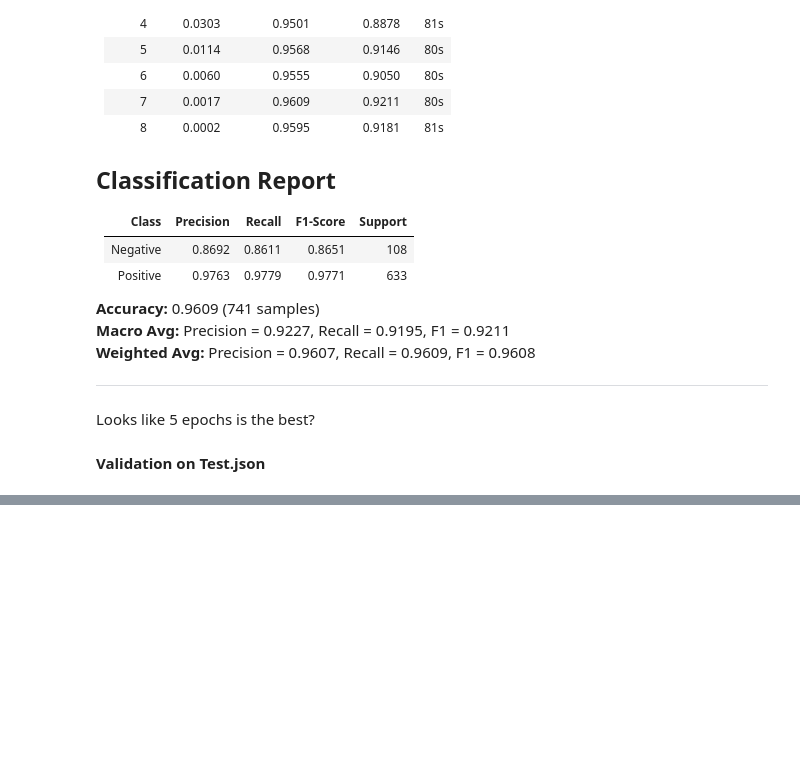
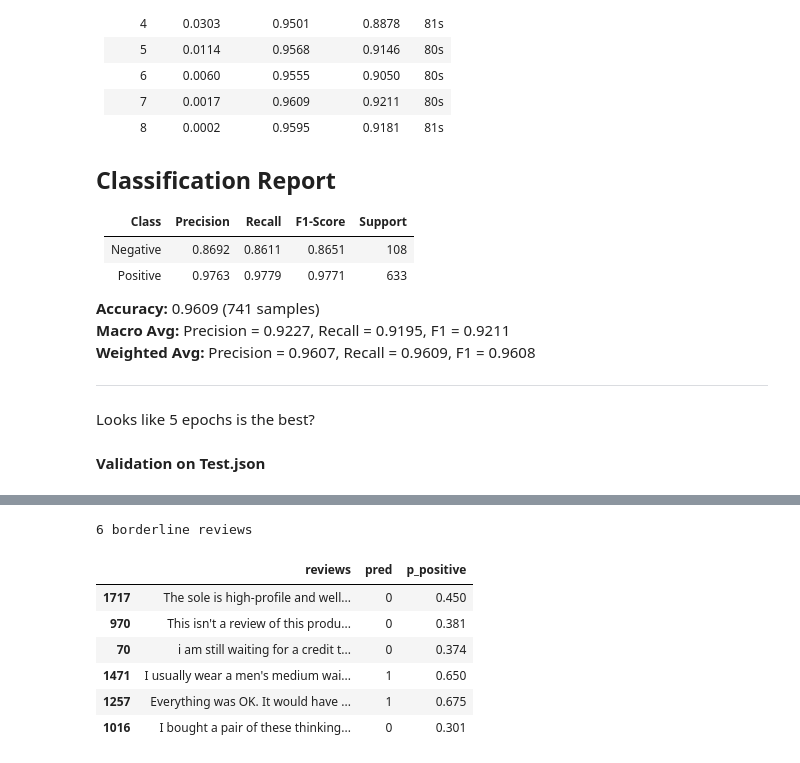
Before and after one commit to SiewSZ/IE4483-Mini-Project, a Jupyter notebook: Code/Group95.ipynb, the cells around one changed output, grey strips where cells are left out. Saved outputs shown, nothing was run; the diff lists cells and outputs as text; code cells hidden in the pictures; blank space fills up the shorter version.

```diff
--- a/Code/Group95.ipynb
+++ b/Code/Group95.ipynb
@@ -720,0 +721,14 @@ results.iloc[(results['p_positive'] - 0.5).abs().argsort()].head(10)
+# %%
+LOW, HIGH = 0.3, 0.7
+borderline = results[(results['p_positive'] > LOW) & (results['p_positive'] < HIGH)]
+print(len(borderline), 'borderline reviews')
+borderline.iloc[(borderline['p_positive'] - 0.5).abs().argsort()]
+# %% [output]
+6 borderline reviews
+|  | reviews | pred | p_positive |
+| 1717 | The sole is high-profile and well... | 0 | 0.450 |
+| 970 | This isn't a review of this produ... | 0 | 0.381 |
+| 70 | i am still waiting for a credit t... | 0 | 0.374 |
+| 1471 | I usually wear a men's medium wai... | 1 | 0.650 |
+| 1257 | Everything was OK. It would have ... | 1 | 0.675 |
+| 1016 | I bought a pair of these thinking... | 0 | 0.301 |
```
Also changed, not shown: parts of 8 cells of this notebook.
